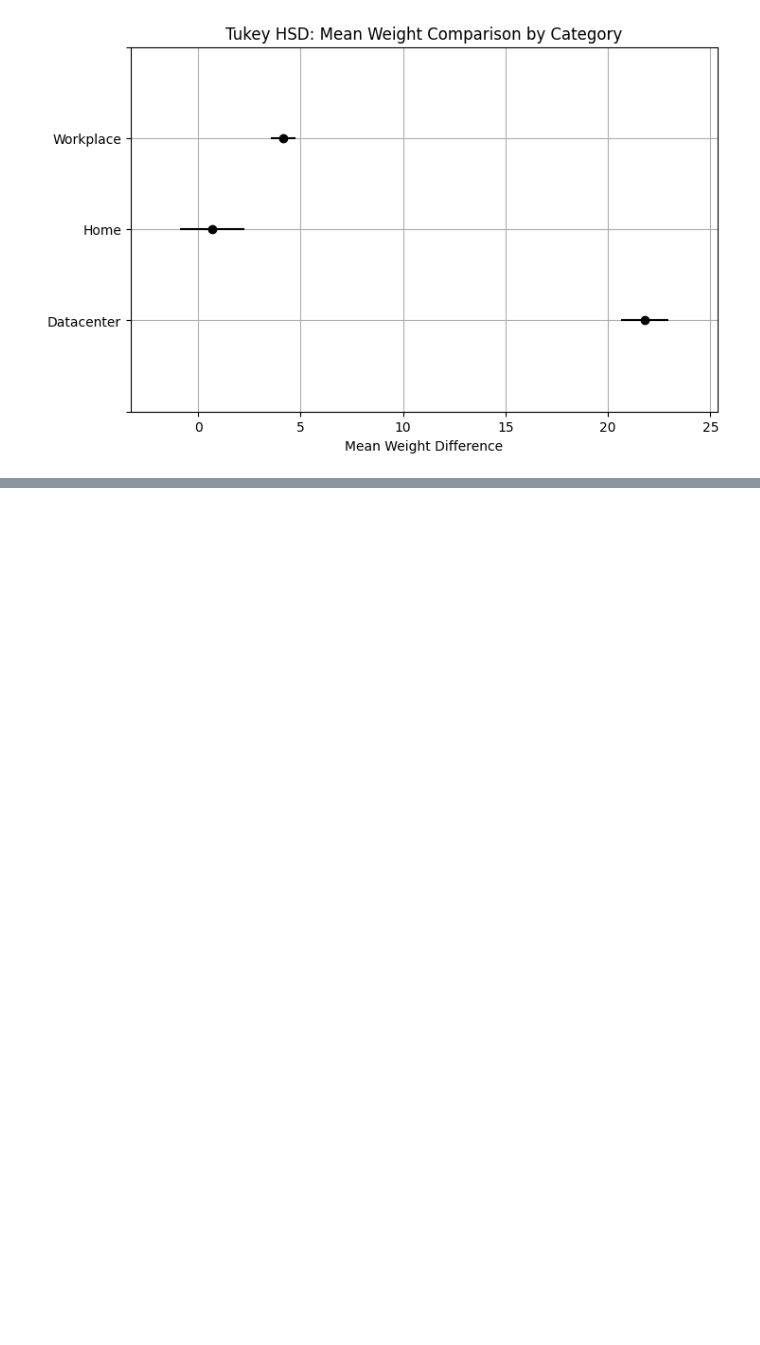
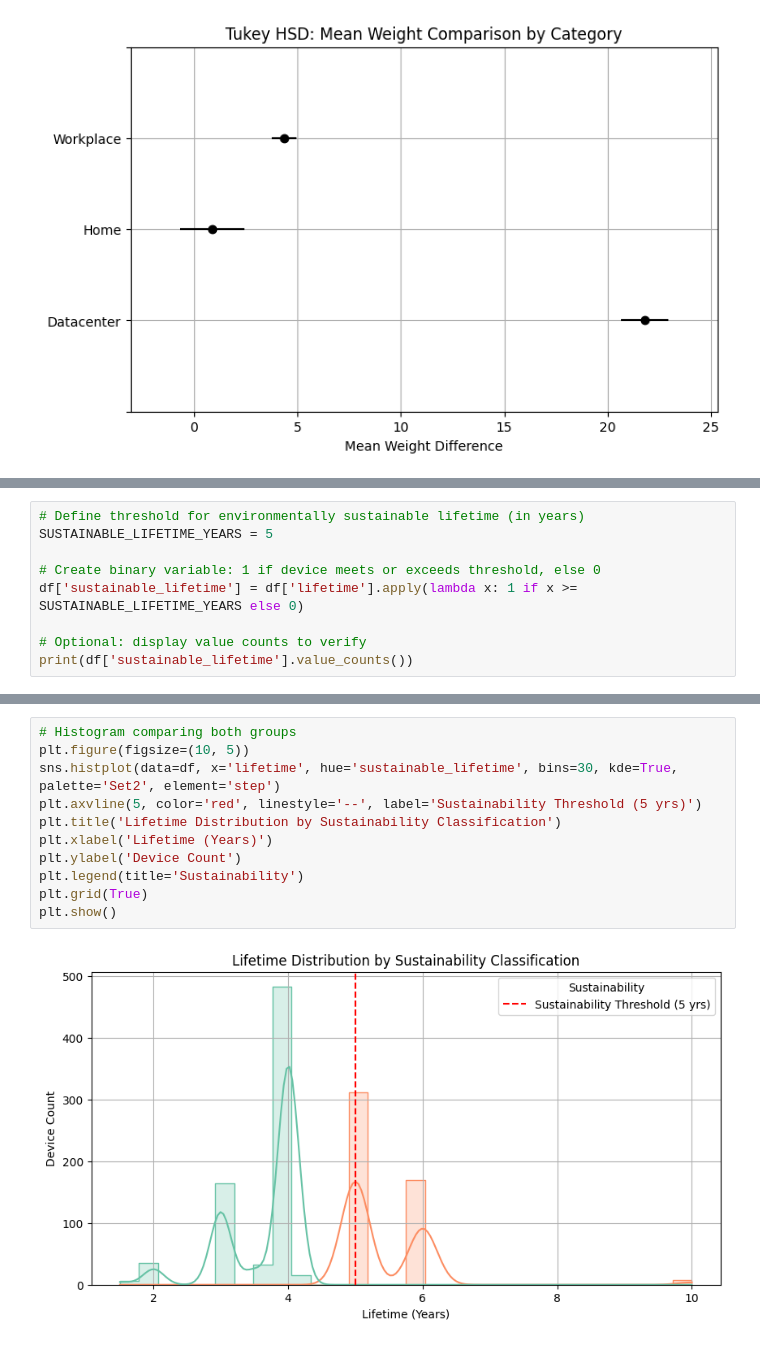
Before and after one commit to 0Londero/Data-Analysis-of-Hardware-Environmental-Impact, a Jupyter notebook: notebooks/Municipalities.ipynb, the cells around one changed output, grey strips where cells are left out. Cells and saved outputs as stored; diff of their text form; blank space fills up the shorter version.

```diff
--- a/notebooks/Municipalities.ipynb
+++ b/notebooks/Municipalities.ipynb
@@ -269,0 +275,9 @@ Comparing Datacenter to this combined average:
+# %%
+# Define threshold for environmentally sustainable lifetime (in years)
+SUSTAINABLE_LIFETIME_YEARS = 5
+
+# Create binary variable: 1 if device meets or exceeds threshold, else 0
+df['sustainable_lifetime'] = df['lifetime'].apply(lambda x: 1 if x >= SUSTAINABLE_LIFETIME_YEARS else 0)
+
+# Optional: display value counts to verify
+print(df['sustainable_lifetime'].value_counts())
@@ -269,0 +300,13 @@ Comparing Datacenter to this combined average:
+# %%
+# Histogram comparing both groups
+plt.figure(figsize=(10, 5))
+sns.histplot(data=df, x='lifetime', hue='sustainable_lifetime', bins=30, kde=True, palette='Set2', element='step')
+plt.axvline(5, color='red', linestyle='--', label='Sustainability Threshold (5 yrs)')
+plt.title('Lifetime Distribution by Sustainability Classification')
+plt.xlabel('Lifetime (Years)')
+plt.ylabel('Device Count')
+plt.legend(title='Sustainability')
+plt.grid(True)
+plt.show()
+# %% [output]
+[figure, added]
```
Also changed, not shown: parts of 14 cells of this notebook.
